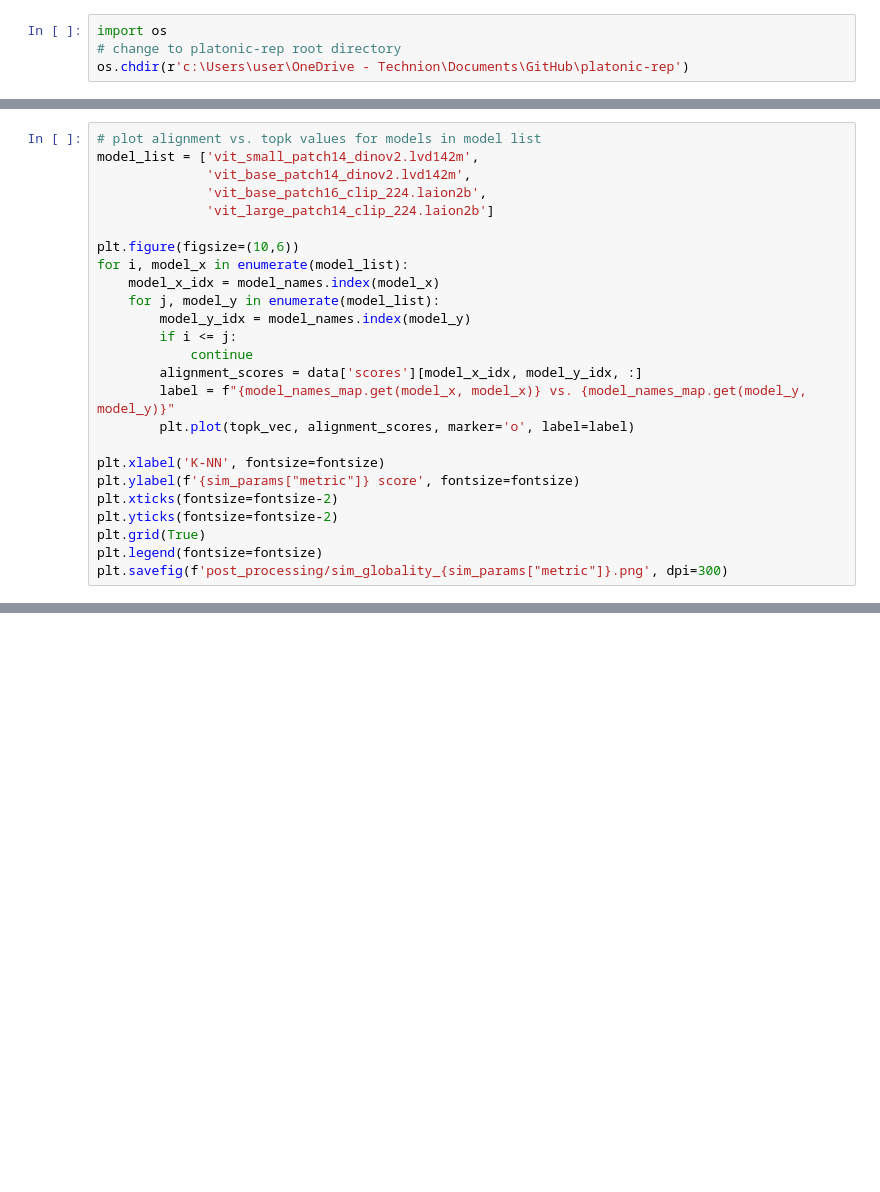
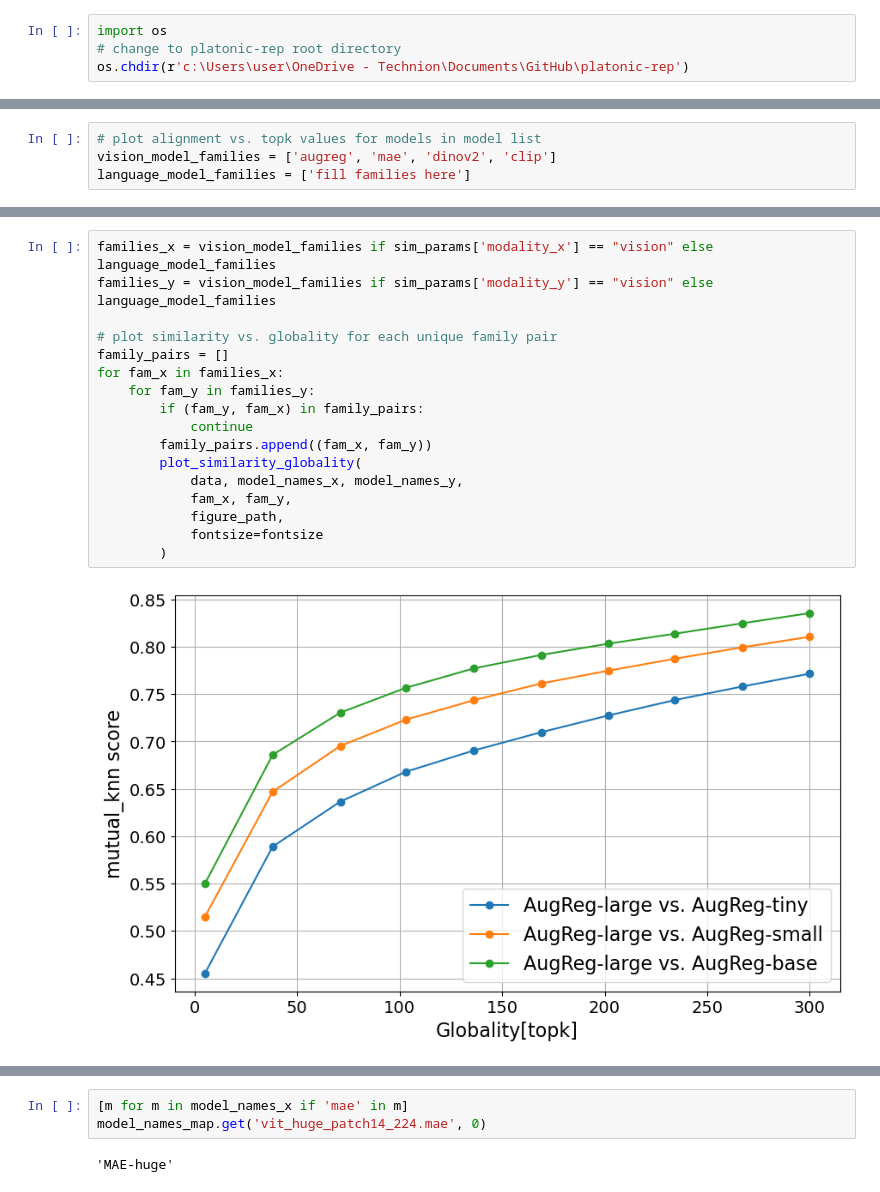
Before and after one commit to barweiss1/platonic-rep, a Jupyter notebook: post_processing/similarity_globality.ipynb, the cells around one changed output, grey strips where cells are left out. Drawn from its saved outputs; the diff is of its cells as text; blank space fills up the shorter version.

Commit message:
Added running in layer mode, median rbf_sigma and post_processing code

```diff
--- a/post_processing/similarity_globality.ipynb
+++ b/post_processing/similarity_globality.ipynb
@@ -57,26 +91,5 @@ model_names_map = {
 }
 # %%
 # plot alignment vs. topk values for models in model list
-model_list = ['vit_small_patch14_dinov2.lvd142m',
-              'vit_base_patch14_dinov2.lvd142m',
-              'vit_base_patch16_clip_224.laion2b',
-              'vit_large_patch14_clip_224.laion2b']
-
-plt.figure(figsize=(10,6))
-for i, model_x in enumerate(model_list):
-    model_x_idx = model_names.index(model_x)
-    for j, model_y in enumerate(model_list):
-        model_y_idx = model_names.index(model_y)
-        if i <= j:
-            continue
-        alignment_scores = data['scores'][model_x_idx, model_y_idx, :]
-        label = f"{model_names_map.get(model_x, model_x)} vs. {model_names_map.get(model_y, model_y)}"
-        plt.plot(topk_vec, alignment_scores, marker='o', label=label)
-
-plt.xlabel('K-NN', fontsize=fontsize)
-plt.ylabel(f'{sim_params["metric"]} score', fontsize=fontsize)
-plt.xticks(fontsize=fontsize-2)
-plt.yticks(fontsize=fontsize-2)
-plt.grid(True)
-plt.legend(fontsize=fontsize)
-plt.savefig(f'post_processing/sim_globality_{sim_params["metric"]}.png', dpi=300)
+vision_model_families = ['augreg', 'mae', 'dinov2', 'clip']
+language_model_families = ['fill families here']
@@ -84,0 +137,19 @@ plt.savefig(f'post_processing/sim_globality_{sim_params["metric"]}.png', dpi=300
+# %%
+families_x = vision_model_families if sim_params['modality_x'] == "vision" else language_model_families
+families_y = vision_model_families if sim_params['modality_y'] == "vision" else language_model_families
+
+# plot similarity vs. globality for each unique family pair
+family_pairs = []
+for fam_x in families_x:
+    for fam_y in families_y:
+        if (fam_y, fam_x) in family_pairs:
+            continue
+        family_pairs.append((fam_x, fam_y))
+        plot_similarity_globality(
+            data, model_names_x, model_names_y,
+            fam_x, fam_y,
+            figure_path,
+            fontsize=fontsize
+        )
+# %% [output]
+[figure, added]
@@ -84,0 +165,5 @@ plt.savefig(f'post_processing/sim_globality_{sim_params["metric"]}.png', dpi=300
+# %%
+[m for m in model_names_x if 'mae' in m]
+model_names_map.get('vit_huge_patch14_224.mae', 0)
+# %% [output]
+'MAE-huge'
```
Also changed, not shown: parts of 8 cells of this notebook, 15 other files.
